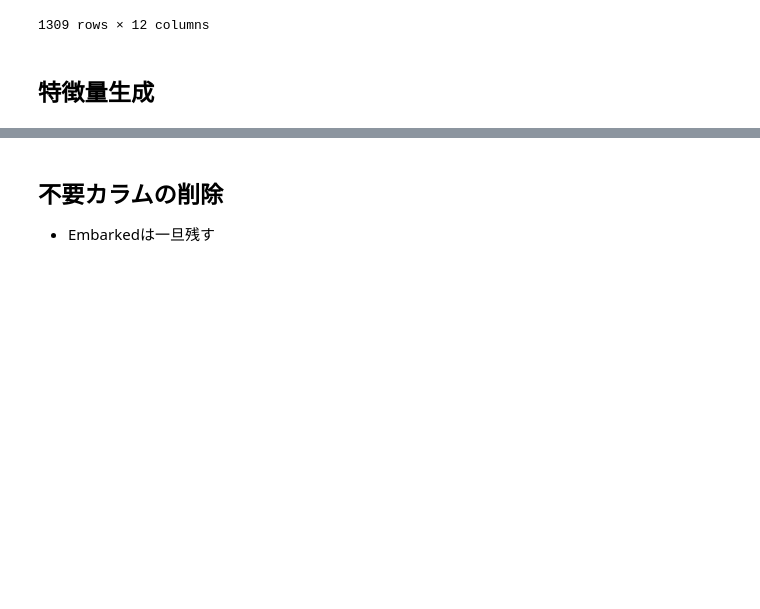
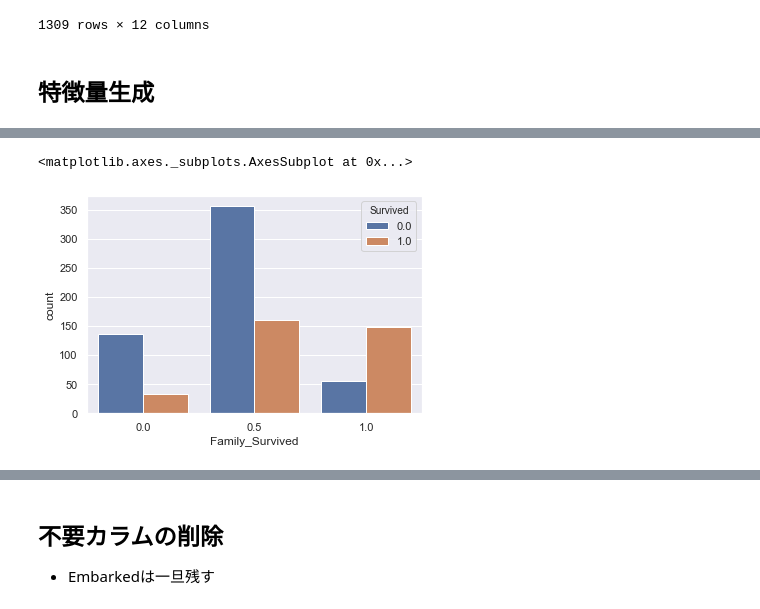
Before and after one commit to TonTech-GH/kaggle-titanic, a Jupyter notebook: titanic_feature.ipynb, the cells around one changed output, grey strips where cells are left out. Drawn from its saved outputs; the diff is of its cells as text; code cells hidden in the pictures; blank space fills up the shorter version.

```diff
--- a/titanic_feature.ipynb
+++ b/titanic_feature.ipynb
@@ -44,18 +44,3 @@ data['Family'] = data.SibSp + data.Parch + 1
 # 一人で乗船しているか
 data['Is_alone'] = 0
 data.loc[data['Family'] == 1, 'Is_alone'] = 1
-# %%
-# 家族が生存したか
-
-# 苗字を抽出
-data['Last_Name'] = data['Name'].apply(lambda x: x.split(',')[0])
-
-# デフォルト値埋め
-default_survival_rate = 0.5
-data['Family_Survived'] = default_survival_rate
-
-data[['Survived', 'Name', 'Last_Name', 'Fare', 'Ticket', 'PassengerId', 'SibSp', 'Parch', 'Age', 'Cabin']]
-
-
-data.drop(['Last_Name', 'Family_Survived'], axis=1, inplace=True)
-data.head()
@@ -69,3 +119,8 @@ data.head()
+# %%
+sns.countplot('Family_Survived', data=data.iloc[:len(train)], hue='Survived')
+# %% [output]
+<matplotlib.axes._subplots.AxesSubplot at 0x...>
+[figure, added]
 # %%
 # 未就学児
 # data['So_Young'] = data['Age'].apply(lambda x: x<7)
```
Also changed, not shown: parts of 6 cells of this notebook, 9 other files.
